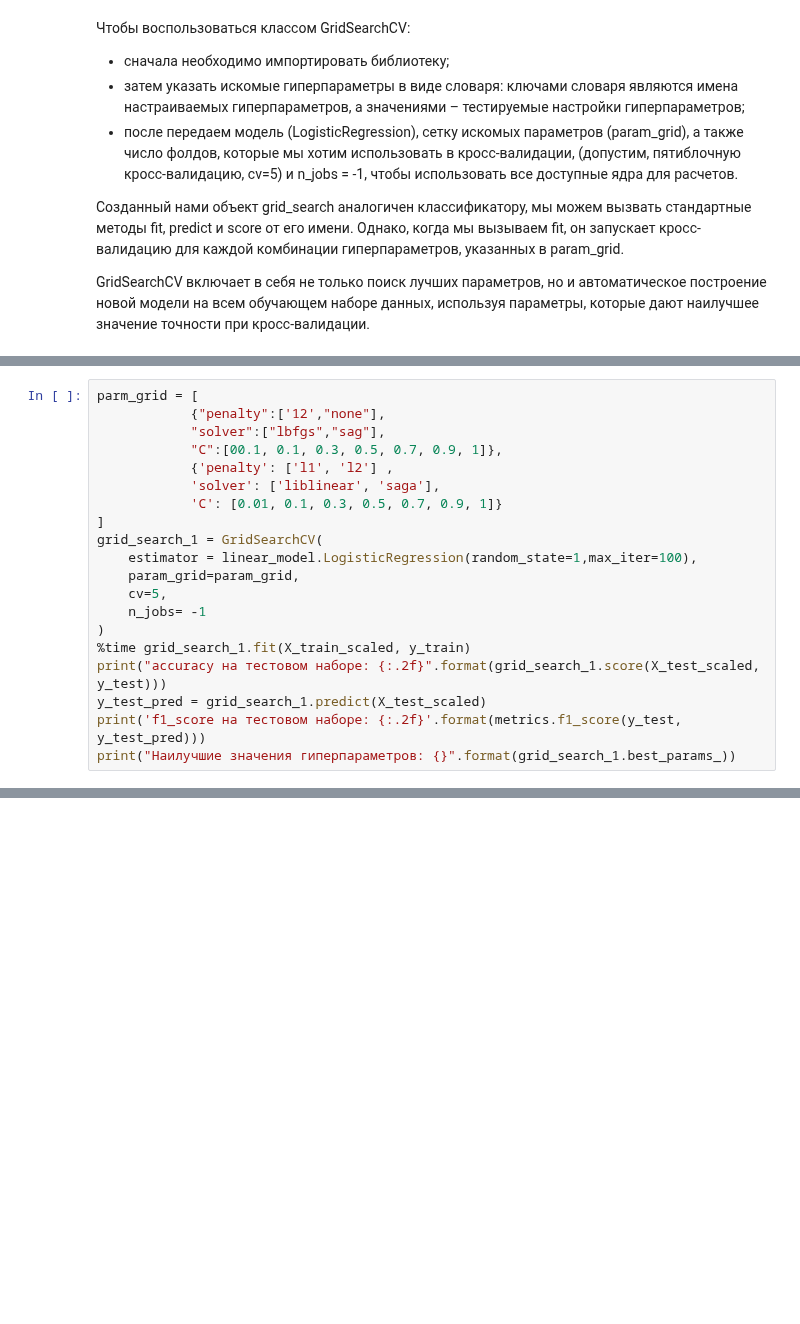
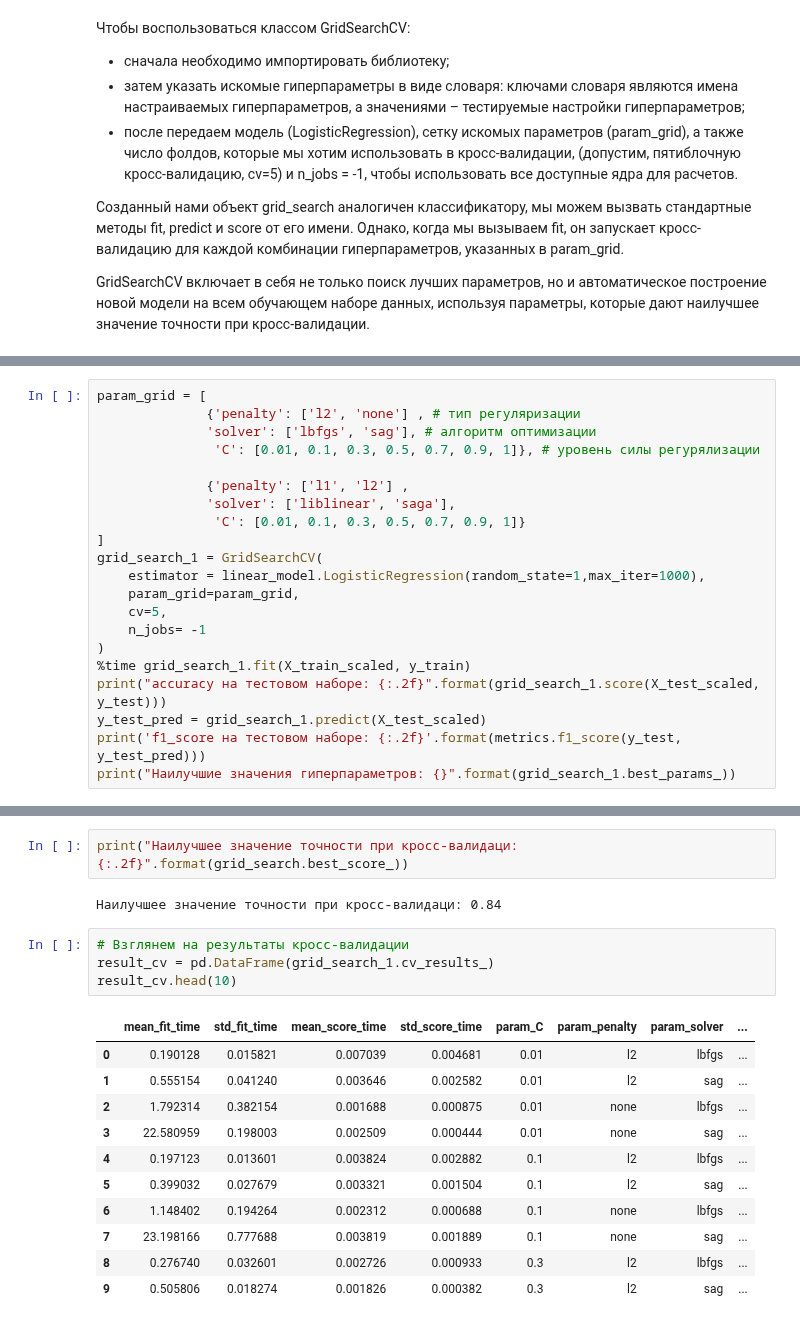
Before and after one commit to stas-as/Konspect-all, a Jupyter notebook: Конспекты/ML_7_Оптимизация_гип/2_базавая_опитмиз.ipynb, the cells around one changed output, grey strips where cells are left out. Saved outputs shown, nothing was run; the diff lists cells and outputs as text; blank space fills up the shorter version.

```diff
--- a/Конспекты/ML_7_Оптимизация_гип/2_базавая_опитмиз.ipynb
+++ b/Конспекты/ML_7_Оптимизация_гип/2_базавая_опитмиз.ipynb
@@ -246,16 +248,17 @@ accuracy на тестовом наборе: 0.84
 f1_score на тестовом наборе: 0.64
 Наилучшие значения гиперпараметров: {'penalty': 'none', 'solver': 'lbfgs'}
 # %%
-parm_grid = [
-            {"penalty":['12',"none"],
-            "solver":["lbfgs","sag"],
-            "C":[00.1, 0.1, 0.3, 0.5, 0.7, 0.9, 1]},
-            {'penalty': ['l1', 'l2'] ,
-            'solver': ['liblinear', 'saga'],
-            'C': [0.01, 0.1, 0.3, 0.5, 0.7, 0.9, 1]}
+param_grid = [
+              {'penalty': ['l2', 'none'] , # тип регуляризации
+              'solver': ['lbfgs', 'sag'], # алгоритм оптимизации
+               'C': [0.01, 0.1, 0.3, 0.5, 0.7, 0.9, 1]}, # уровень силы регурялизации
+
+              {'penalty': ['l1', 'l2'] ,
+              'solver': ['liblinear', 'saga'],
+               'C': [0.01, 0.1, 0.3, 0.5, 0.7, 0.9, 1]}
 ]
 grid_search_1 = GridSearchCV(
-    estimator = linear_model.LogisticRegression(random_state=1,max_iter=100),
+    estimator = linear_model.LogisticRegression(random_state=1,max_iter=1000),
     param_grid=param_grid,
     cv=5,
     n_jobs= -1
@@ -275,0 +292,20 @@ The max_iter was reached which means the coef_ did not converge
+# %%
+print("Наилучшее значение точности при кросс-валидаци: {:.2f}".format(grid_search.best_score_))
+# %% [output]
+Наилучшее значение точности при кросс-валидаци: 0.84
+# %%
+# Взглянем на результаты кросс-валидации
+result_cv = pd.DataFrame(grid_search_1.cv_results_)
+result_cv.head(10)
+# %% [output]
+|  | mean_fit_time | std_fit_time | mean_score_time | std_score_time | param_C | param_penalty | param_solver | ... |
+| 0 | 0.190128 | 0.015821 | 0.007039 | 0.004681 | 0.01 | l2 | lbfgs | ... |
+| 1 | 0.555154 | 0.041240 | 0.003646 | 0.002582 | 0.01 | l2 | sag | ... |
+| 2 | 1.792314 | 0.382154 | 0.001688 | 0.000875 | 0.01 | none | lbfgs | ... |
+| 3 | 22.580959 | 0.198003 | 0.002509 | 0.000444 | 0.01 | none | sag | ... |
+| 4 | 0.197123 | 0.013601 | 0.003824 | 0.002882 | 0.1 | l2 | lbfgs | ... |
+| 5 | 0.399032 | 0.027679 | 0.003321 | 0.001504 | 0.1 | l2 | sag | ... |
+| 6 | 1.148402 | 0.194264 | 0.002312 | 0.000688 | 0.1 | none | lbfgs | ... |
+| 7 | 23.198166 | 0.777688 | 0.003819 | 0.001889 | 0.1 | none | sag | ... |
+| 8 | 0.276740 | 0.032601 | 0.002726 | 0.000933 | 0.3 | l2 | lbfgs | ... |
+| 9 | 0.505806 | 0.018274 | 0.001826 | 0.000382 | 0.3 | l2 | sag | ... |
```
Also changed, not shown: parts of 13 cells of this notebook, 2 other files.
